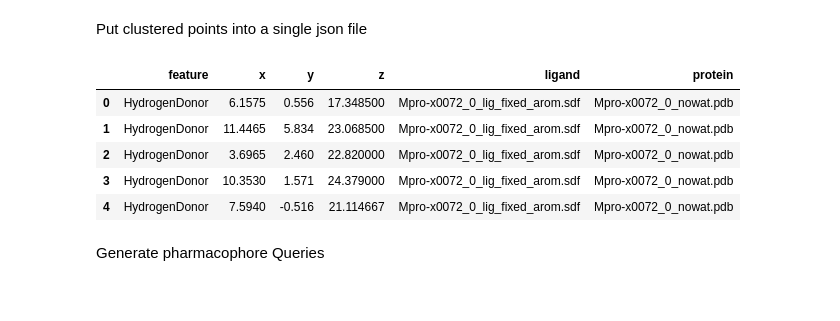
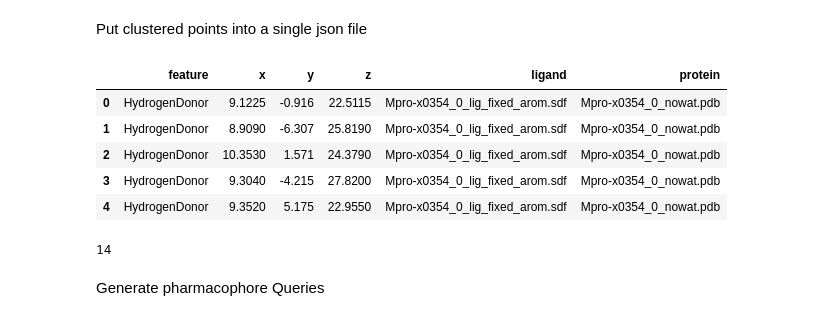
Before and after one commit to RishalAggarwal/Pharmrl, a Jupyter notebook: notebooks/covid_eval.ipynb, the cells around one changed output. Cells and saved outputs as stored; diff of their text form; code cells hidden in the pictures.

Commit message:
dude, covid and litpcba evals

```diff
--- a/notebooks/covid_eval.ipynb
+++ b/notebooks/covid_eval.ipynb
@@ -183,16 +202,20 @@ for file in os.listdir(pdb_dir):
 # %% [markdown]
 Put clustered points into a single json file
 # %%
-file_with_points='data/covid_moonshot_clustered.txt'
+file_with_points='data/covid_moonshot_clustered_enabled.txt'
 df=pd.read_csv(file_with_points,header=None)
 df.columns=['feature','x','y','z','ligand','protein']
 df.head()
 # %% [output]
 |  | feature | x | y | z | ligand | protein |
-| 0 | HydrogenDonor | 6.1575 | 0.556 | 17.348500 | Mpro-x0072_0_lig_fixed_arom.sdf | Mpro-x0072_0_nowat.pdb |
-| 1 | HydrogenDonor | 11.4465 | 5.834 | 23.068500 | Mpro-x0072_0_lig_fixed_arom.sdf | Mpro-x0072_0_nowat.pdb |
-| 2 | HydrogenDonor | 3.6965 | 2.460 | 22.820000 | Mpro-x0072_0_lig_fixed_arom.sdf | Mpro-x0072_0_nowat.pdb |
-| 3 | HydrogenDonor | 10.3530 | 1.571 | 24.379000 | Mpro-x0072_0_lig_fixed_arom.sdf | Mpro-x0072_0_nowat.pdb |
-| 4 | HydrogenDonor | 7.5940 | -0.516 | 21.114667 | Mpro-x0072_0_lig_fixed_arom.sdf | Mpro-x0072_0_nowat.pdb |
+| 0 | HydrogenDonor | 9.1225 | -0.916 | 22.5115 | Mpro-x0354_0_lig_fixed_arom.sdf | Mpro-x0354_0_nowat.pdb |
+| 1 | HydrogenDonor | 8.9090 | -6.307 | 25.8190 | Mpro-x0354_0_lig_fixed_arom.sdf | Mpro-x0354_0_nowat.pdb |
+| 2 | HydrogenDonor | 10.3530 | 1.571 | 24.3790 | Mpro-x0354_0_lig_fixed_arom.sdf | Mpro-x0354_0_nowat.pdb |
+| 3 | HydrogenDonor | 9.3040 | -4.215 | 27.8200 | Mpro-x0354_0_lig_fixed_arom.sdf | Mpro-x0354_0_nowat.pdb |
+| 4 | HydrogenDonor | 9.3520 | 5.175 | 22.9550 | Mpro-x0354_0_lig_fixed_arom.sdf | Mpro-x0354_0_nowat.pdb |
+# %%
+print(len(df[df['feature']=='Hydrophobic']))
+# %% [output]
+14
 # %%
 import json
```
Also changed, not shown: parts of 42 cells of this notebook, 2 other files.
